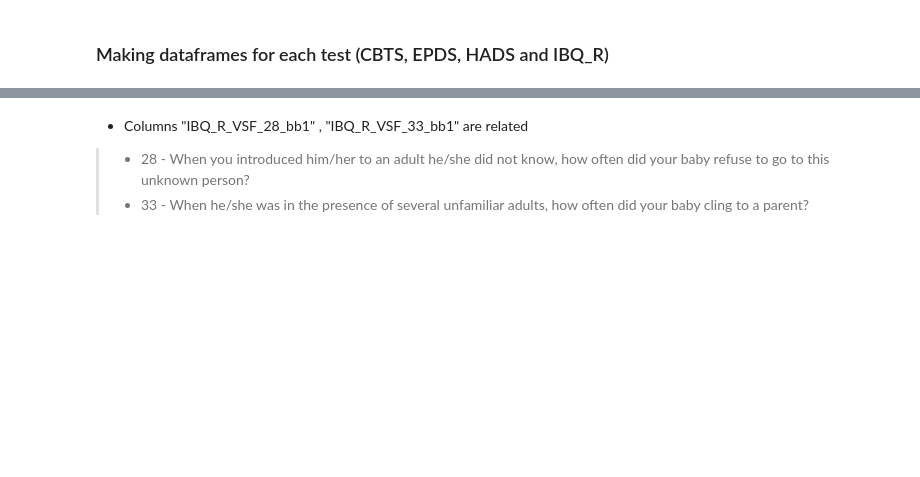
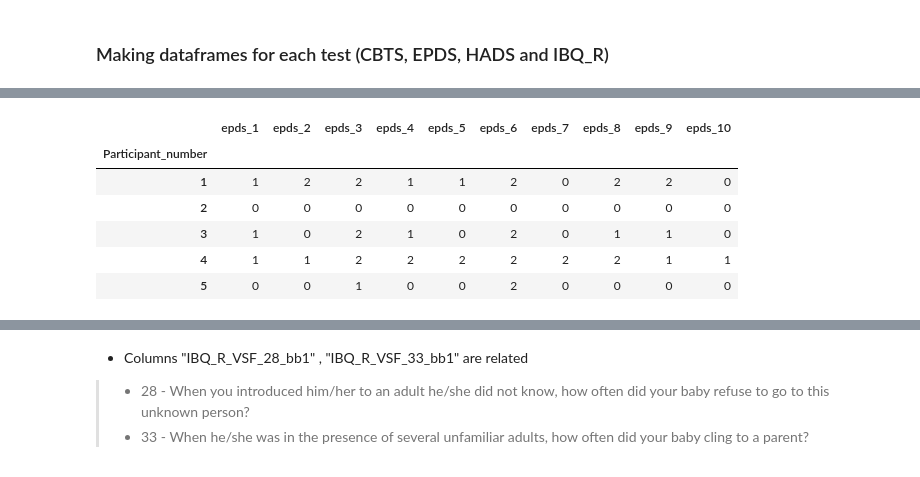
Before and after one commit to DRPproton/Maternal_mental_health_impact_on_infant_sleep, a Jupyter notebook: Maternal mental health impact on infant sleep.ipynb, the cells around one changed output, grey strips where cells are left out. Saved outputs shown, nothing was run; the diff lists cells and outputs as text; code cells hidden in the pictures; blank space fills up the shorter version.

```diff
--- a/Maternal mental health impact on infant sleep.ipynb
+++ b/Maternal mental health impact on infant sleep.ipynb
@@ -98,0 +305,10 @@ df_no_q = df.loc[:, ['Age', 'Marital_status_edit', 'Education', 'Gestationnal_ag
+# %%
+df_epds.head()
+# %% [output]
+|  | epds_1 | epds_2 | epds_3 | epds_4 | epds_5 | epds_6 | epds_7 | epds_8 | epds_9 | epds_10 |
+| Participant_number |  |  |  |  |  |  |  |  |  |  |
+| 1 | 1 | 2 | 2 | 1 | 1 | 2 | 0 | 2 | 2 | 0 |
+| 2 | 0 | 0 | 0 | 0 | 0 | 0 | 0 | 0 | 0 | 0 |
+| 3 | 1 | 0 | 2 | 1 | 0 | 2 | 0 | 1 | 1 | 0 |
+| 4 | 1 | 1 | 2 | 2 | 2 | 2 | 2 | 2 | 1 | 1 |
+| 5 | 0 | 0 | 1 | 0 | 0 | 2 | 0 | 0 | 0 | 0 |
```
Also changed, not shown: parts of 66 cells of this notebook.
